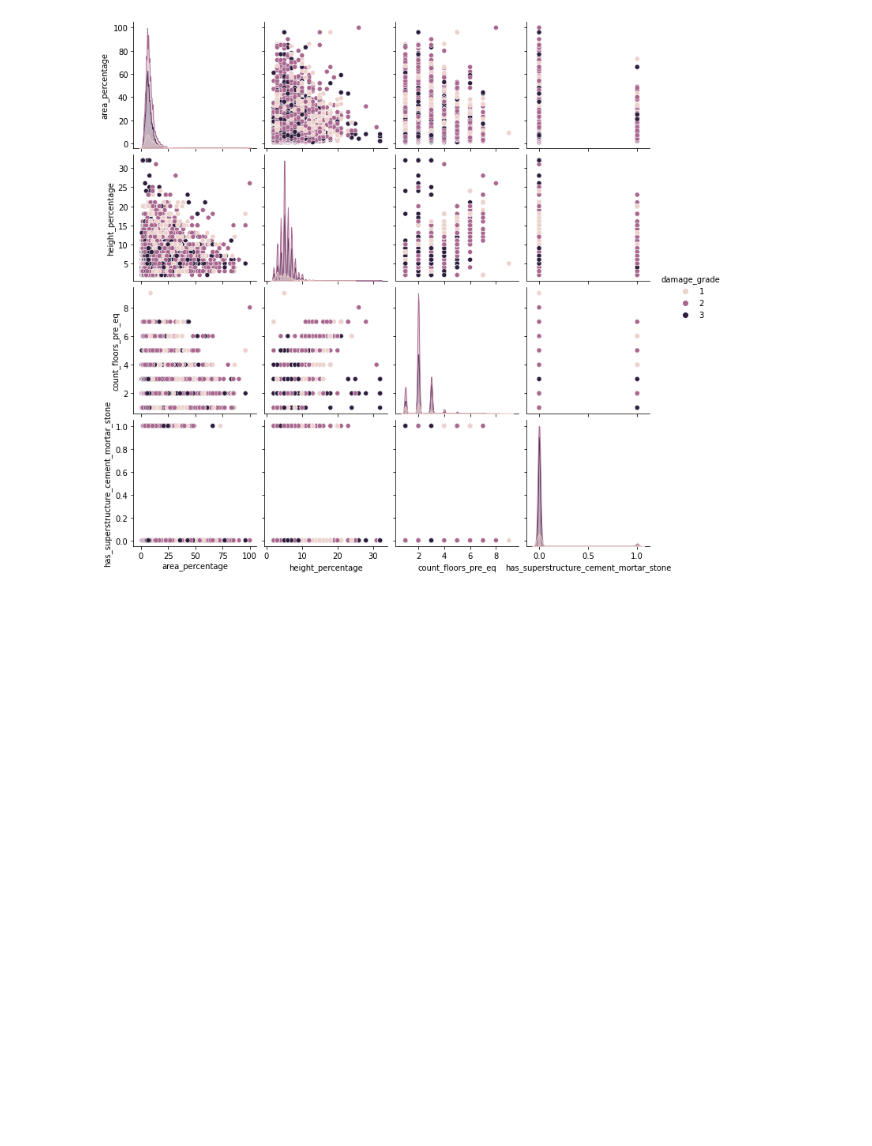
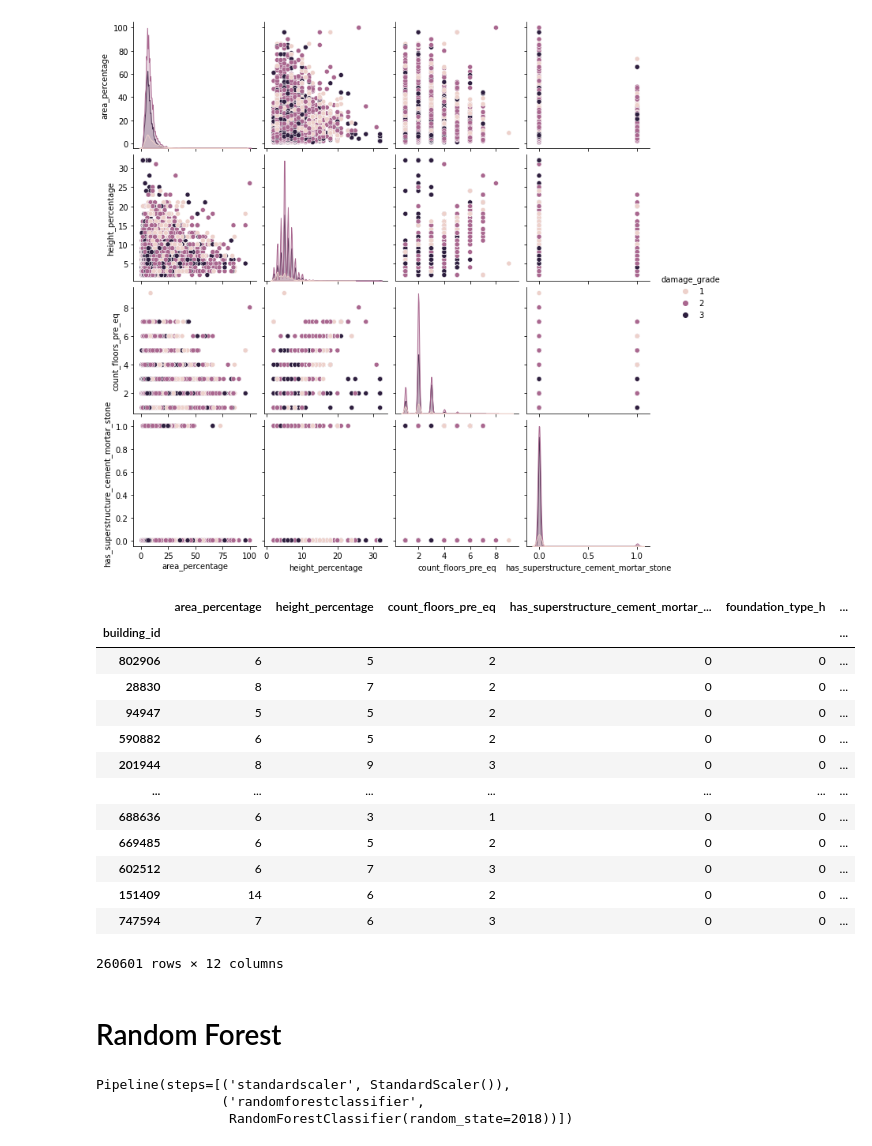
Before and after one commit to RyuNyan-Taro/dd_earthquake, a Jupyter notebook: book/bench_mark.ipynb, the cells around one changed output. Cells and saved outputs as stored; diff of their text form; code cells hidden in the pictures; blank space fills up the shorter version.

```diff
--- a/book/bench_mark.ipynb
+++ b/book/bench_mark.ipynb
@@ -72,3 +78,24 @@ sns.pairplot(train_values_subset.join(train_labels),
 # %% [output]
 <seaborn.axisgrid.PairGrid at 0x...>
 [figure]
+# %%
+train_values_subset = pd.get_dummies(train_values_subset)
+# %%
+train_values_subset
+# %% [output]
+|  | area_percentage | height_percentage | count_floors_pre_eq | has_superstructure_cement_mortar_... | foundation_type_h | ... |
+| building_id |  |  |  |  |  | ... |
+| 802906 | 6 | 5 | 2 | 0 | 0 | ... |
+| 28830 | 8 | 7 | 2 | 0 | 0 | ... |
+| 94947 | 5 | 5 | 2 | 0 | 0 | ... |
+| 590882 | 6 | 5 | 2 | 0 | 0 | ... |
+| 201944 | 8 | 9 | 3 | 0 | 0 | ... |
+| ... | ... | ... | ... | ... | ... | ... |
+| 688636 | 6 | 3 | 1 | 0 | 0 | ... |
+| 669485 | 6 | 5 | 2 | 0 | 0 | ... |
+| 602512 | 6 | 7 | 3 | 0 | 0 | ... |
+| 151409 | 14 | 6 | 2 | 0 | 0 | ... |
+| 747594 | 7 | 6 | 3 | 0 | 0 | ... |
+260601 rows × 12 columns
+# %% [markdown]
+# Random Forest
@@ -74,0 +122,6 @@ sns.pairplot(train_values_subset.join(train_labels),
+# %%
+pipe
+# %% [output]
+Pipeline(steps=[('standardscaler', StandardScaler()),
+                ('randomforestclassifier',
+                 RandomForestClassifier(random_state=2018))])
```
Also changed, not shown: parts of 10 cells of this notebook.
